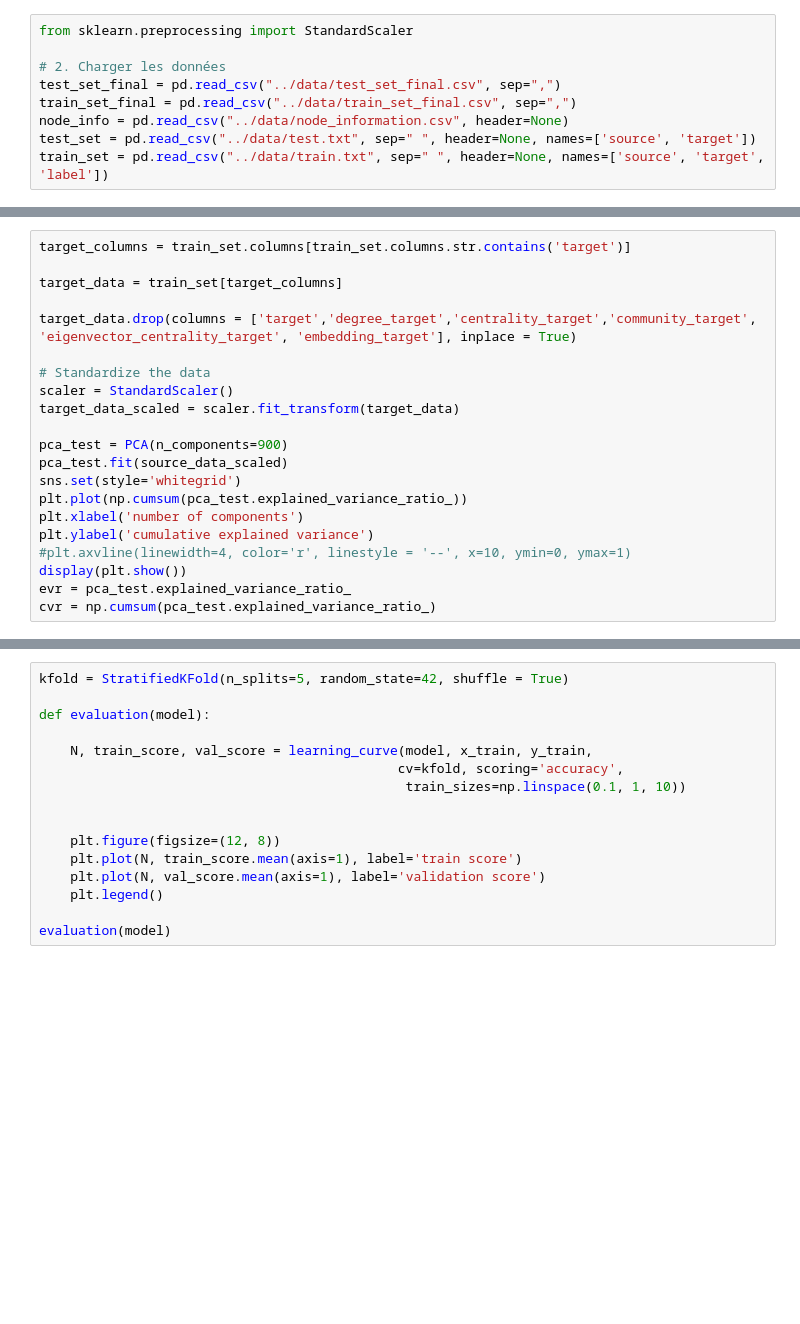
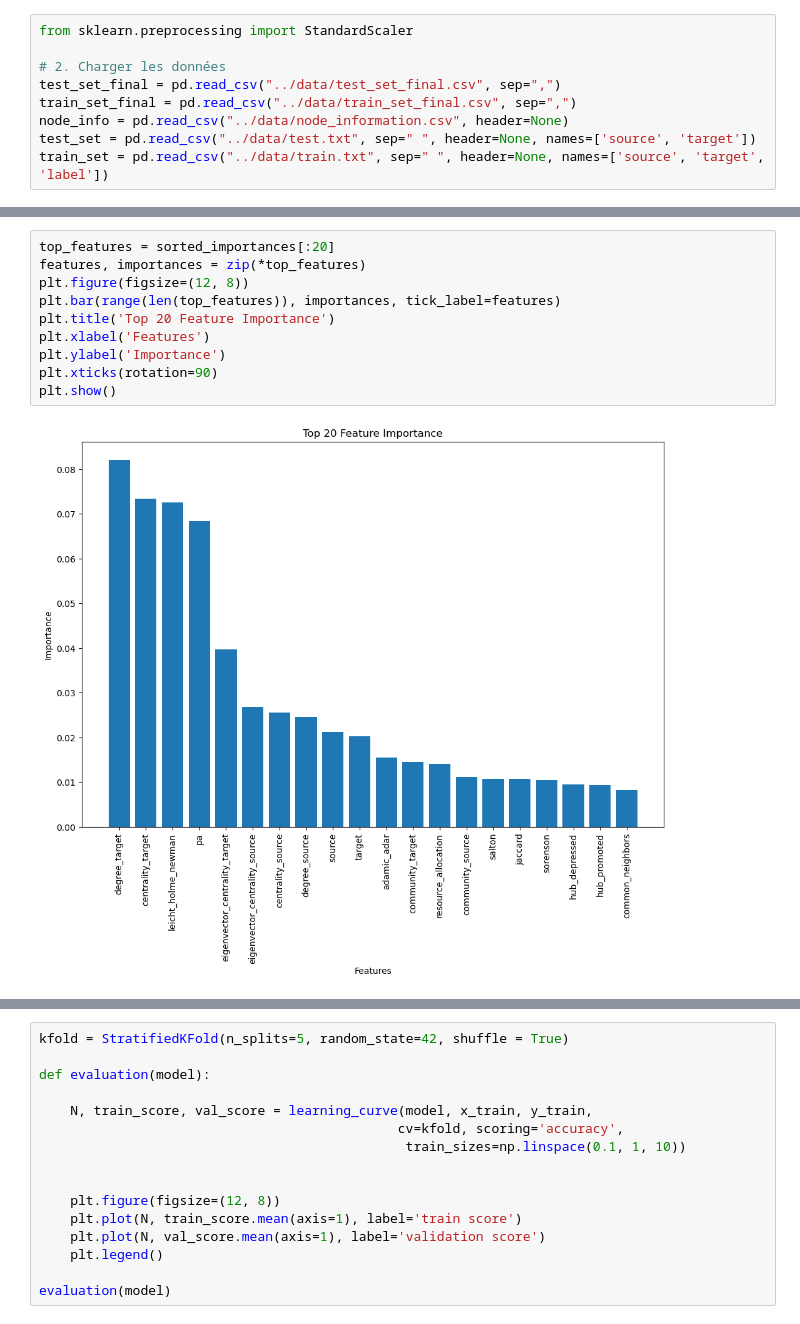
Before and after one commit to Behachee/Predicting-missing-links-co-occurrence-network, a Jupyter notebook: 2- Modeling/model_jo.ipynb, the cells around one changed output, grey strips where cells are left out. Drawn from its saved outputs; the diff is of its cells as text; blank space fills up the shorter version.

```diff
--- a/2- Modeling/model_jo.ipynb
+++ b/2- Modeling/model_jo.ipynb
@@ -283,21 +212,0 @@ None
-# %%
-target_columns = train_set.columns[train_set.columns.str.contains('target')]
-
-target_data = train_set[target_columns]
-
-target_data.drop(columns = ['target','degree_target','centrality_target','community_target', 'eigenvector_centrality_target', 'embedding_target'], inplace = True)
-
-# Standardize the data
-scaler = StandardScaler()
-target_data_scaled = scaler.fit_transform(target_data)
-
-pca_test = PCA(n_components=900)
-pca_test.fit(source_data_scaled)
-sns.set(style='whitegrid')
-plt.plot(np.cumsum(pca_test.explained_variance_ratio_))
-plt.xlabel('number of components')
-plt.ylabel('cumulative explained variance')
-#plt.axvline(linewidth=4, color='r', linestyle = '--', x=10, ymin=0, ymax=1)
-display(plt.show())
-evr = pca_test.explained_variance_ratio_
-cvr = np.cumsum(pca_test.explained_variance_ratio_)
@@ -343,3 +330,15 @@ Validation Accuracy Random Forest: 0.7309523809523809
+# %%
+top_features = sorted_importances[:20]
+features, importances = zip(*top_features)
+plt.figure(figsize=(12, 8))
+plt.bar(range(len(top_features)), importances, tick_label=features)
+plt.title('Top 20 Feature Importance')
+plt.xlabel('Features')
+plt.ylabel('Importance')
+plt.xticks(rotation=90)
+plt.show()
+# %% [output]
+[figure, added]
 # %%
 param_grid = {'n_estimators':np.arange(100,500,50),
               'max_features':np.arange(0.1, 1, 0.1),
```
Also changed, not shown: parts of 21 cells of this notebook, 6 other files.
